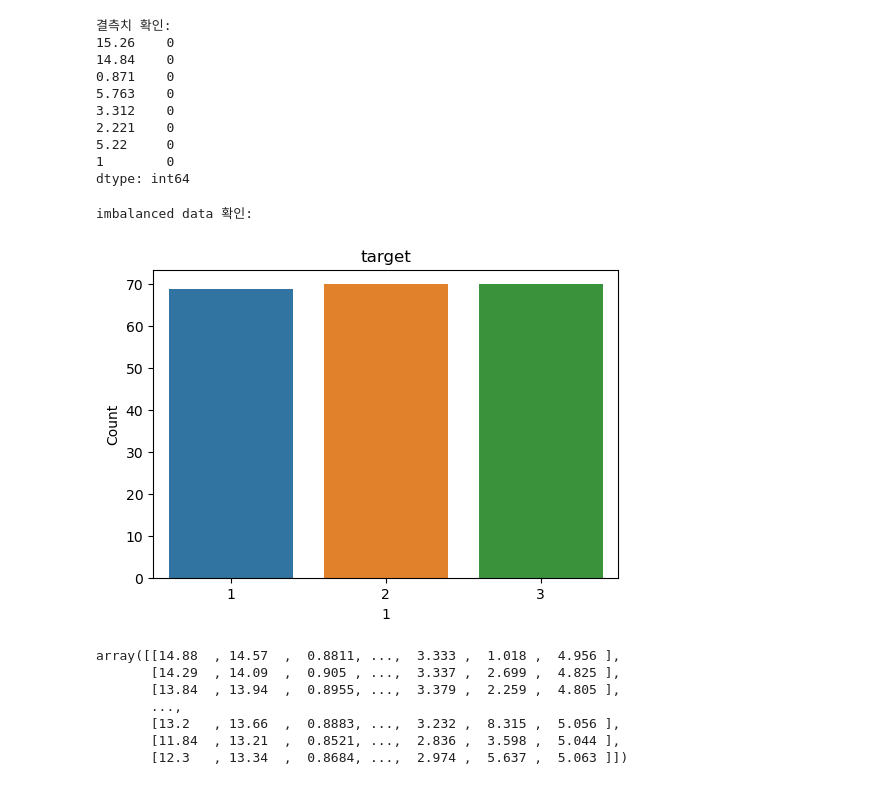
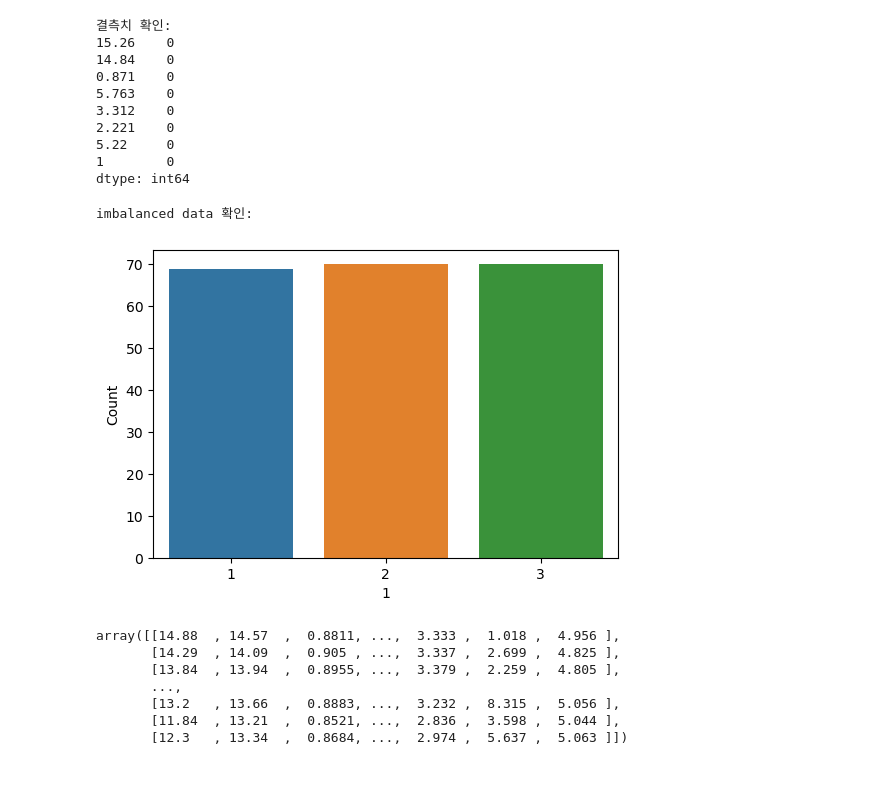
Before and after one commit to HyeonSeoyeon/deeplearning, a Jupyter notebook: week12/Seeds Classification.ipynb, the cells around one changed output. Saved outputs shown, nothing was run; the diff lists cells and outputs as text; code cells hidden in the pictures.

```diff
--- a/week12/Seeds Classification.ipynb
+++ b/week12/Seeds Classification.ipynb
@@ -46,16 +46,15 @@ dtype: int64
 # %%
 # 레이블 개수 확인(imbalanced data) - 그래프
 print("\nimbalanced data 확인:")
 plt.figure(figsize=(6, 4))  # 그래프 크기 설정
 
 sns.countplot(data = df, x="1")
 plt.xlabel("1")
 plt.ylabel("Count")
-plt.title("target")
 plt.show()
 # %% [output]
 imbalanced data 확인:
-[figure, old version]
+[figure, new version]
 # %%
 # 입력값과 타겟 분리
 X = df.iloc[:, :-1].values
```
